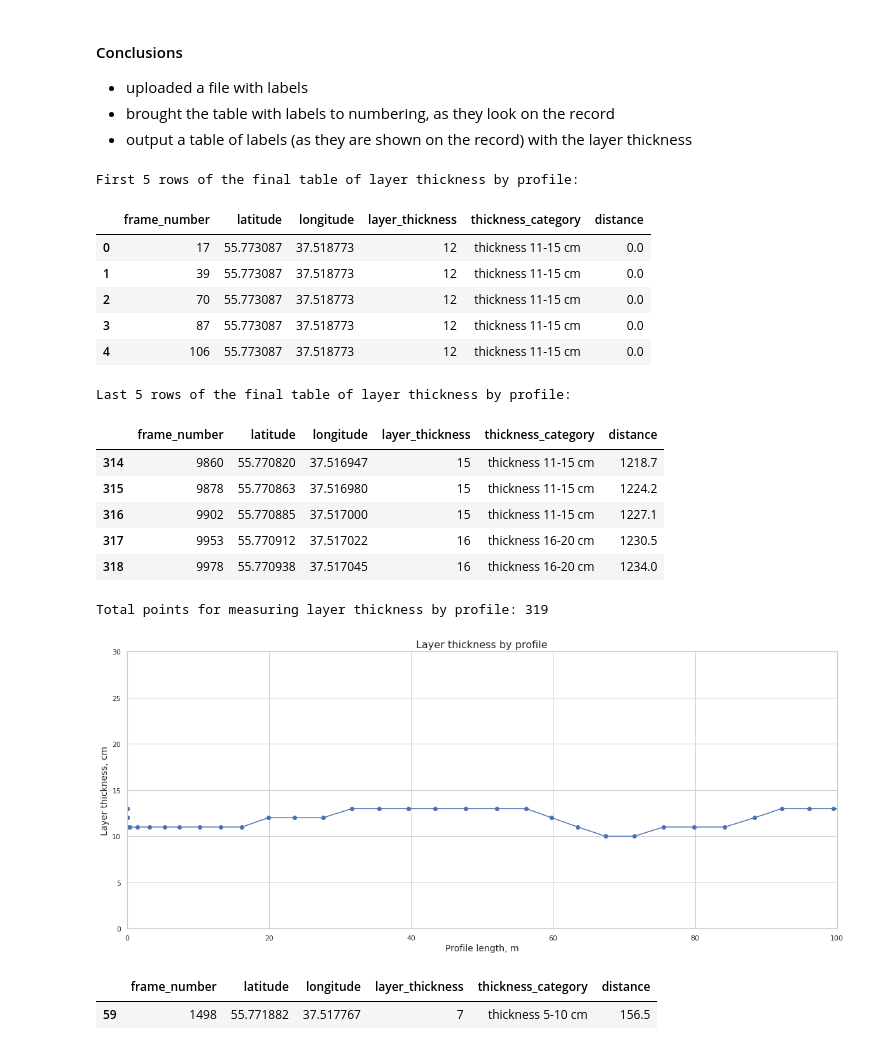
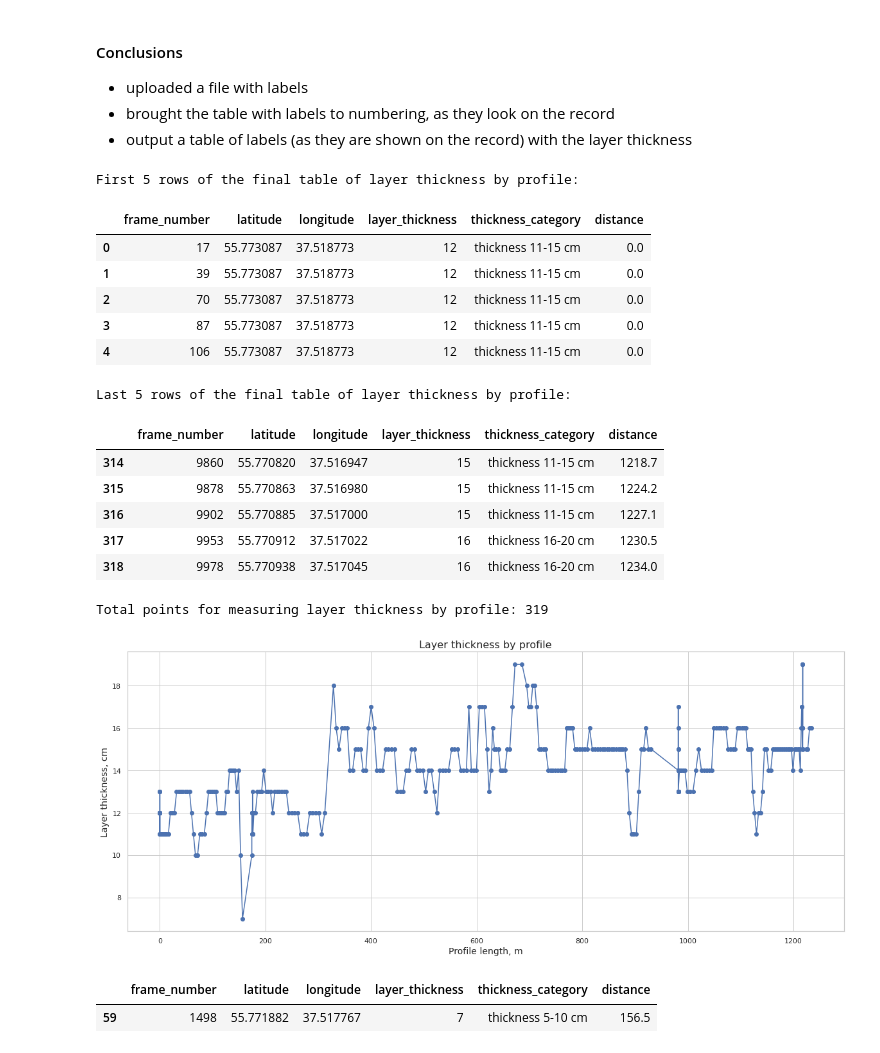
Before and after one commit to andreyzer/PicoR-GPR-report-preparation, a Jupyter notebook: picor_guide_3_road_en.ipynb, the cells around one changed output. Saved outputs shown, nothing was run; the diff lists cells and outputs as text; code cells hidden in the pictures.

```diff
--- a/picor_guide_3_road_en.ipynb
+++ b/picor_guide_3_road_en.ipynb
@@ -276,36 +294,36 @@ final_data1 = final_data[['frame_number', 'longitude_diff_sum','latitude_diff_su
 final_data = final_data[['frame_number', 'latitude','longitude', 'layer_thickness', 'thickness_category', 'distance']]
 
 print('First 5 rows of the final table of layer thickness by profile:')
 display(final_data.head(5))
 print('Last 5 rows of the final table of layer thickness by profile:')
 display(final_data.tail(5))
 print('Total points for measuring layer thickness by profile:', len(final_data))
 
 f, ax = plt.subplots(figsize = (20,8))
 plt.plot(final_data.distance, final_data.layer_thickness, marker="o")
 plt.title("Layer thickness by profile", fontsize = 16)
 plt.xlabel("Profile length, m", fontsize = 14)
 plt.ylabel("Layer thickness, cm", fontsize = 14)
-plt.xlim(0, 100) # if you want to adjust the range along the x axis, enter the desired values
-plt.ylim(0, 30) # if you want to adjust the range along the y axis, enter the desired values
+#plt.xlim(0, 100) # if you want to adjust the range along the x axis, enter the desired values
+#plt.ylim(0, 30) # if you want to adjust the range along the y axis, enter the desired values
 plt.show()
 # %% [output]
 First 5 rows of the final table of layer thickness by profile:
 |  | frame_number | latitude | longitude | layer_thickness | thickness_category | distance |
 | 0 | 17 | 55.773087 | 37.518773 | 12 | thickness 11-15 cm | 0.0 |
 | 1 | 39 | 55.773087 | 37.518773 | 12 | thickness 11-15 cm | 0.0 |
 | 2 | 70 | 55.773087 | 37.518773 | 12 | thickness 11-15 cm | 0.0 |
 | 3 | 87 | 55.773087 | 37.518773 | 12 | thickness 11-15 cm | 0.0 |
 | 4 | 106 | 55.773087 | 37.518773 | 12 | thickness 11-15 cm | 0.0 |
 Last 5 rows of the final table of layer thickness by profile:
 |  | frame_number | latitude | longitude | layer_thickness | thickness_category | distance |
 | 314 | 9860 | 55.770820 | 37.516947 | 15 | thickness 11-15 cm | 1218.7 |
 | 315 | 9878 | 55.770863 | 37.516980 | 15 | thickness 11-15 cm | 1224.2 |
 | 316 | 9902 | 55.770885 | 37.517000 | 15 | thickness 11-15 cm | 1227.1 |
 | 317 | 9953 | 55.770912 | 37.517022 | 16 | thickness 16-20 cm | 1230.5 |
 | 318 | 9978 | 55.770938 | 37.517045 | 16 | thickness 16-20 cm | 1234.0 |
 Total points for measuring layer thickness by profile: 319
-[figure, old version]
+[figure, new version]
 # %%
 # if we see thin or thick layer in some place on the chart and we need to find out the thickness there and locate the place
 # you need to enter the interface thickness of layer in the condition below and the desired thickness and distance will be displayed on the profile
```
Also changed, not shown: parts of 7 cells of this notebook.
